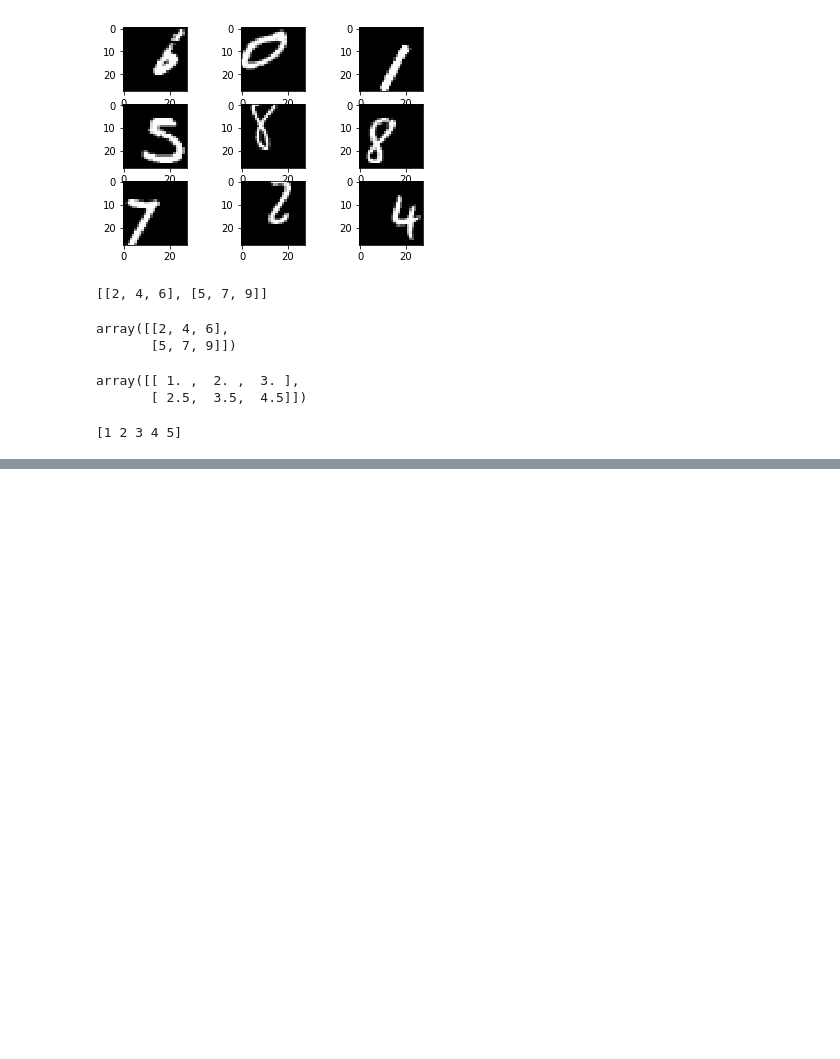
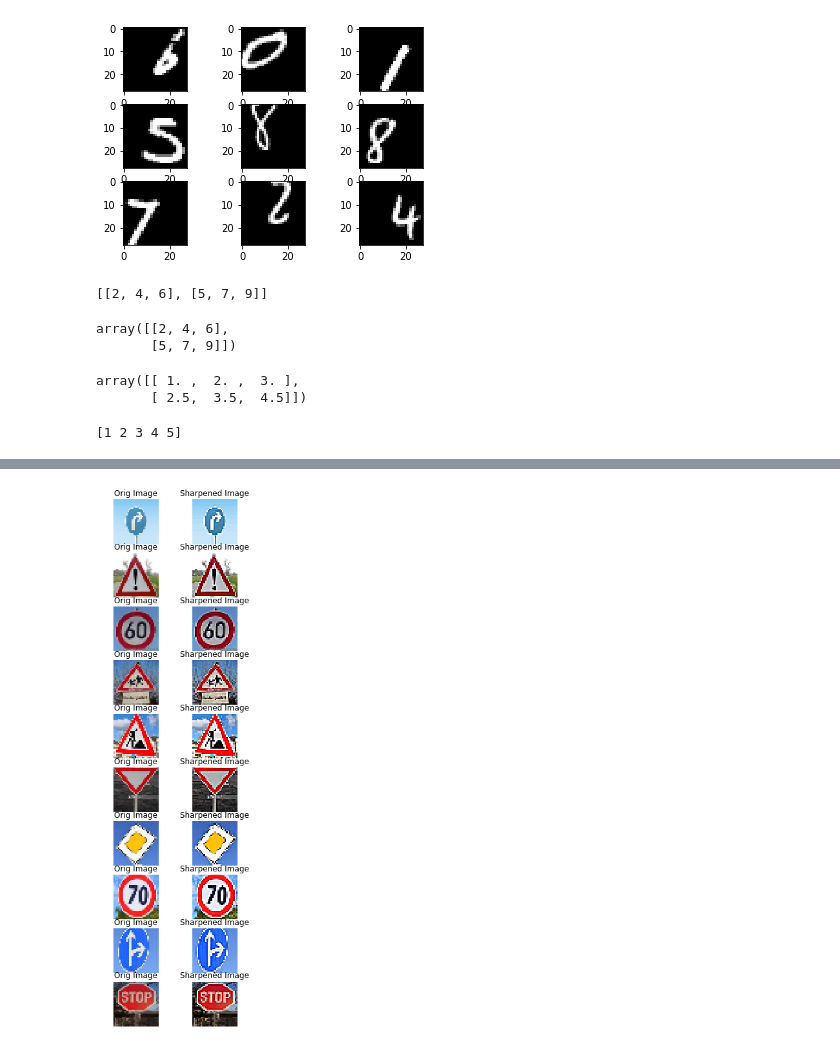
Before and after one commit to rnaidu02/CarND-Traffic-Sign-Classifier-Project, a Jupyter notebook: Image Augmentation using Keras.ipynb, the cells around one changed output, grey strips where cells are left out. Cells and saved outputs as stored; diff of their text form; code cells hidden in the pictures; blank space fills up the shorter version.

```diff
--- a/Image Augmentation using Keras.ipynb
+++ b/Image Augmentation using Keras.ipynb
@@ -169,0 +173,28 @@ for i in range(0, 10):
+# %%
+#Sharpen
+from scipy import ndimage
+
+
+plt.figure(figsize=(4,15))
+for i in range(0, 10):
+
+    image = test_img[i]
+    plt.subplot(10, 2, 2*i+1)
+    #print(image.shape)
+    plt.imshow(image)
+    plt.title('Orig Image')
+    plt.axis('off')
+    '''
+    blurred_f = ndimage.gaussian_filter(image, 3)
+    filter_blurred_f = ndimage.gaussian_filter(blurred_f, 1)
+    alpha = 1
+    sharpened = blurred_f #alpha * (blurred_f - filter_blurred_f)
+    '''
+    blurred_f = cv2.GaussianBlur(image, (3,3), 10.0)
+    sharpened = cv2.addWeighted(image, 2, blurred_f, -1, 0)
+    plt.subplot(10, 2, 2*i+2)
+    plt.imshow(sharpened)
+    plt.title('Sharpened Image')
+    plt.axis('off')
+# %% [output]
+[figure, added]
```
Also changed, not shown: parts of 9 cells of this notebook, 4 other files.
